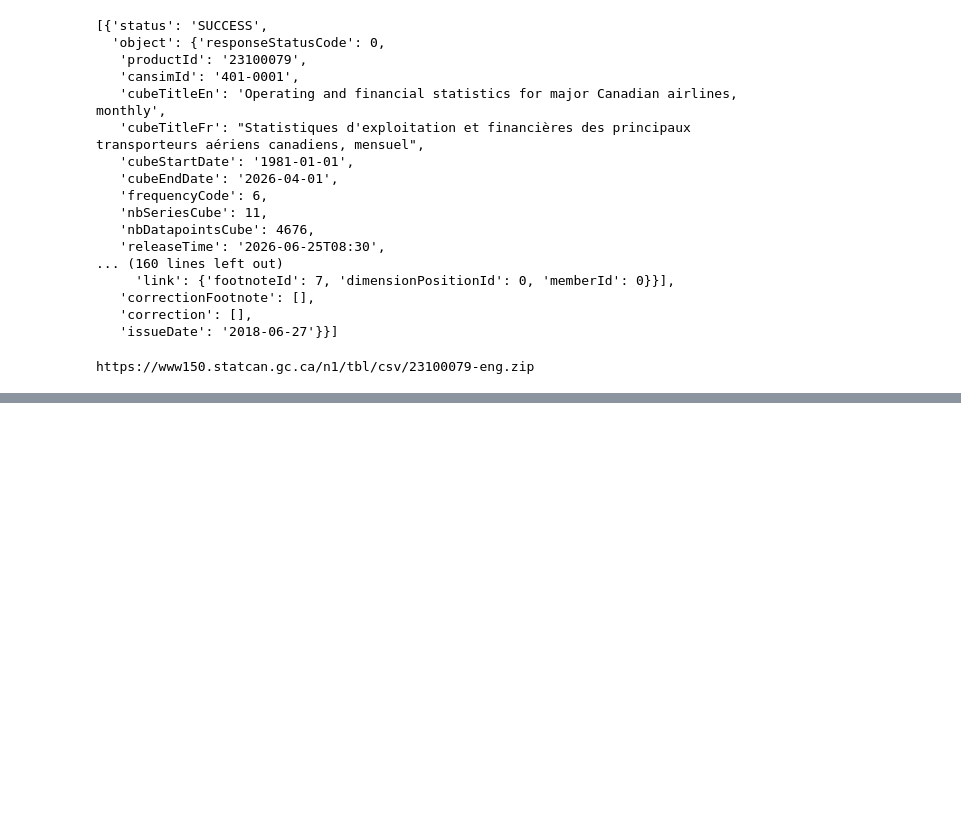
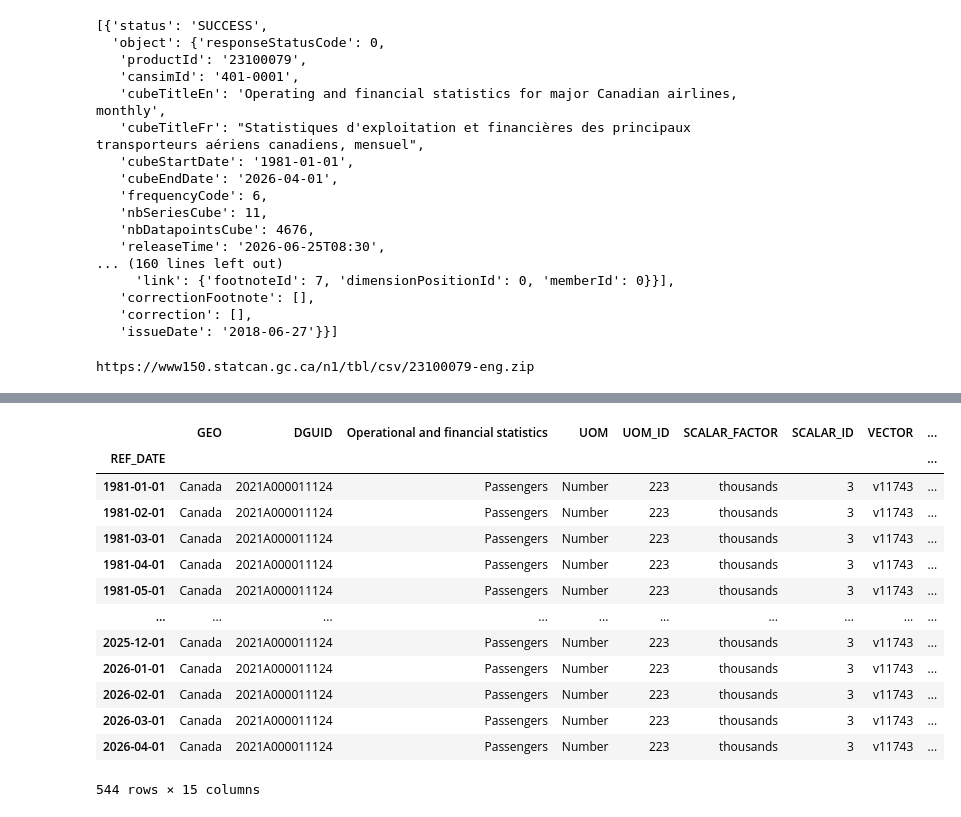
Before and after one commit to ajinikhil/air_passenger_forecasting, a Jupyter notebook: script/automated_forecasting.ipynb, the cells around one changed output, grey strips where cells are left out. Saved outputs shown, nothing was run; the diff lists cells and outputs as text; code cells hidden in the pictures; blank space fills up the shorter version.

```diff
--- a/script/automated_forecasting.ipynb
+++ b/script/automated_forecasting.ipynb
@@ -46,0 +122,21 @@ with zipfile.ZipFile(io.BytesIO(download_zip.content)) as z:
+# %%
+df["REF_DATE"] = pd.to_datetime(df["REF_DATE"])
+df = df.sort_values("REF_DATE")
+df = df.set_index("REF_DATE")
+# %%
+df
+# %% [output]
+|  | GEO | DGUID | Operational and financial statistics | UOM | UOM_ID | SCALAR_FACTOR | SCALAR_ID | VECTOR | ... |
+| REF_DATE |  |  |  |  |  |  |  |  | ... |
+| 1981-01-01 | Canada | 2021A000011124 | Passengers | Number | 223 | thousands | 3 | v11743 | ... |
+| 1981-02-01 | Canada | 2021A000011124 | Passengers | Number | 223 | thousands | 3 | v11743 | ... |
+| 1981-03-01 | Canada | 2021A000011124 | Passengers | Number | 223 | thousands | 3 | v11743 | ... |
+| 1981-04-01 | Canada | 2021A000011124 | Passengers | Number | 223 | thousands | 3 | v11743 | ... |
+| 1981-05-01 | Canada | 2021A000011124 | Passengers | Number | 223 | thousands | 3 | v11743 | ... |
+| ... | ... | ... | ... | ... | ... | ... | ... | ... | ... |
+| 2025-12-01 | Canada | 2021A000011124 | Passengers | Number | 223 | thousands | 3 | v11743 | ... |
+| 2026-01-01 | Canada | 2021A000011124 | Passengers | Number | 223 | thousands | 3 | v11743 | ... |
+| 2026-02-01 | Canada | 2021A000011124 | Passengers | Number | 223 | thousands | 3 | v11743 | ... |
+| 2026-03-01 | Canada | 2021A000011124 | Passengers | Number | 223 | thousands | 3 | v11743 | ... |
+| 2026-04-01 | Canada | 2021A000011124 | Passengers | Number | 223 | thousands | 3 | v11743 | ... |
+544 rows × 15 columns
```
Also changed, not shown: parts of 9 cells of this notebook, 3 other files.
